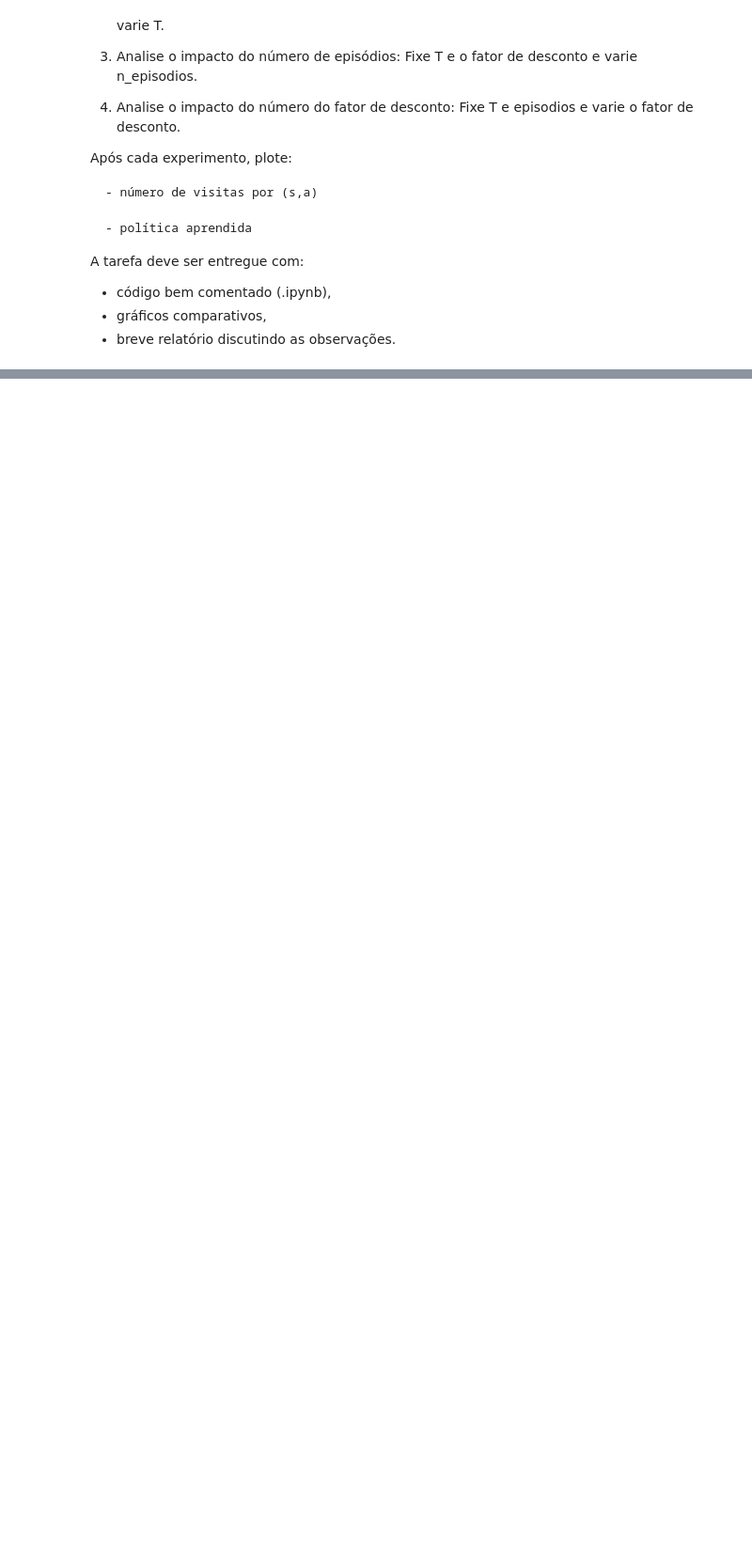
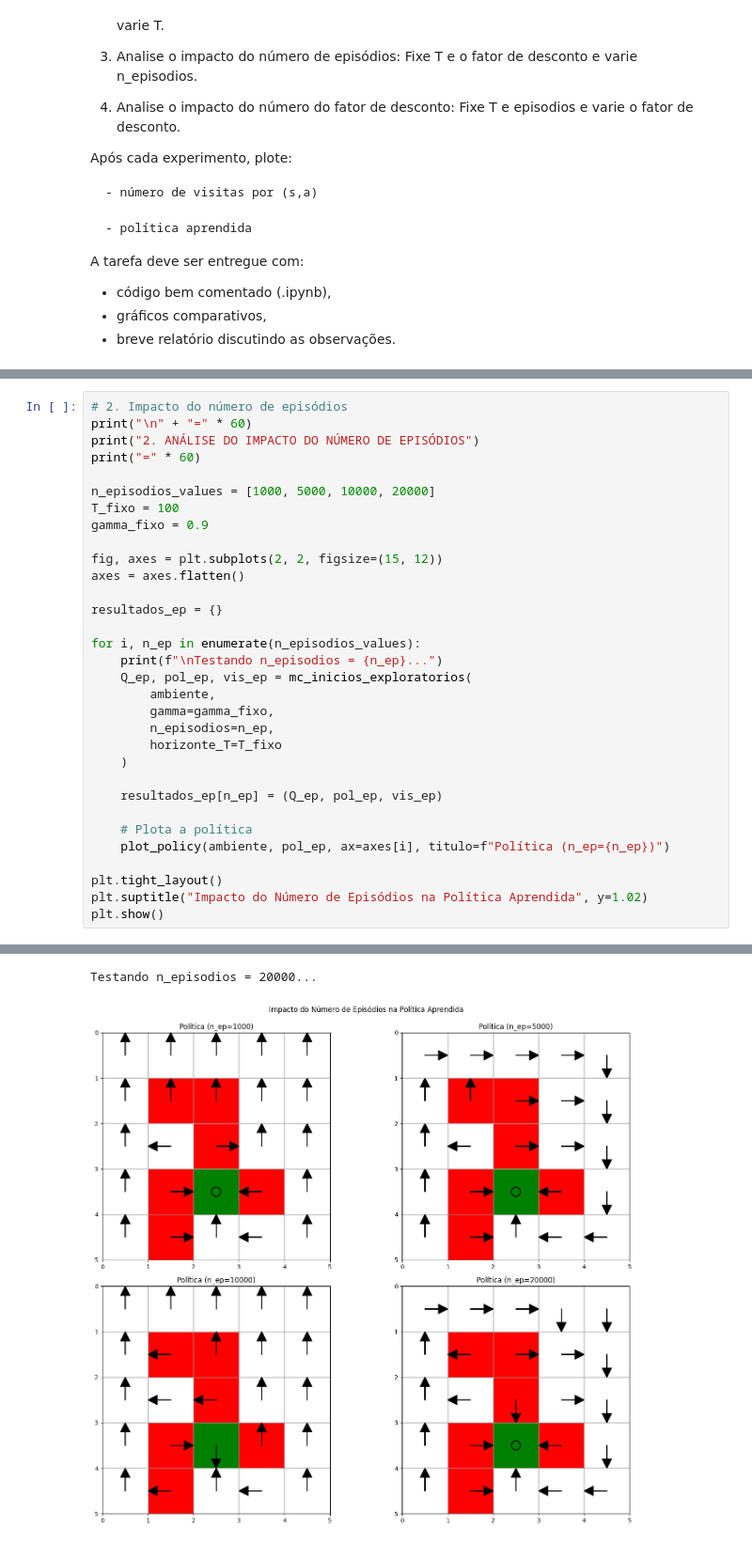
Before and after one commit to danluan/rl-labs, a Jupyter notebook: lab-5/lab_5_MC_inicios_exploratorios.ipynb, the cells around one changed output, grey strips where cells are left out. Shown at 94% size. Drawn from its saved outputs; the diff is of its cells as text; blank space fills up the shorter version.

```diff
--- a/lab-5/lab_5_MC_inicios_exploratorios.ipynb
+++ b/lab-5/lab_5_MC_inicios_exploratorios.ipynb
@@ -540,0 +682,33 @@ A tarefa deve ser entregue com:
+# %%
+# 2. Impacto do número de episódios
+print("\n" + "=" * 60)
+print("2. ANÁLISE DO IMPACTO DO NÚMERO DE EPISÓDIOS")
+print("=" * 60)
+
+n_episodios_values = [1000, 5000, 10000, 20000]
+T_fixo = 100
+gamma_fixo = 0.9
+
+fig, axes = plt.subplots(2, 2, figsize=(15, 12))
+axes = axes.flatten()
+
+resultados_ep = {}
+
+for i, n_ep in enumerate(n_episodios_values):
+    print(f"\nTestando n_episodios = {n_ep}...")
+    Q_ep, pol_ep, vis_ep = mc_inicios_exploratorios(
+        ambiente,
+        gamma=gamma_fixo,
+        n_episodios=n_ep,
+        horizonte_T=T_fixo
+    )
+
+    resultados_ep[n_ep] = (Q_ep, pol_ep, vis_ep)
+
+    # Plota a política
+    plot_policy(ambiente, pol_ep, ax=axes[i], titulo=f"Política (n_ep={n_ep})")
+
+plt.tight_layout()
+plt.suptitle("Impacto do Número de Episódios na Política Aprendida", y=1.02)
+plt.show()
+# %% [output]
@@ -540,0 +722,2 @@ A tarefa deve ser entregue com:
+Testando n_episodios = 20000...
+[figure, added]
```
Also changed, not shown: parts of 9 cells of this notebook.
